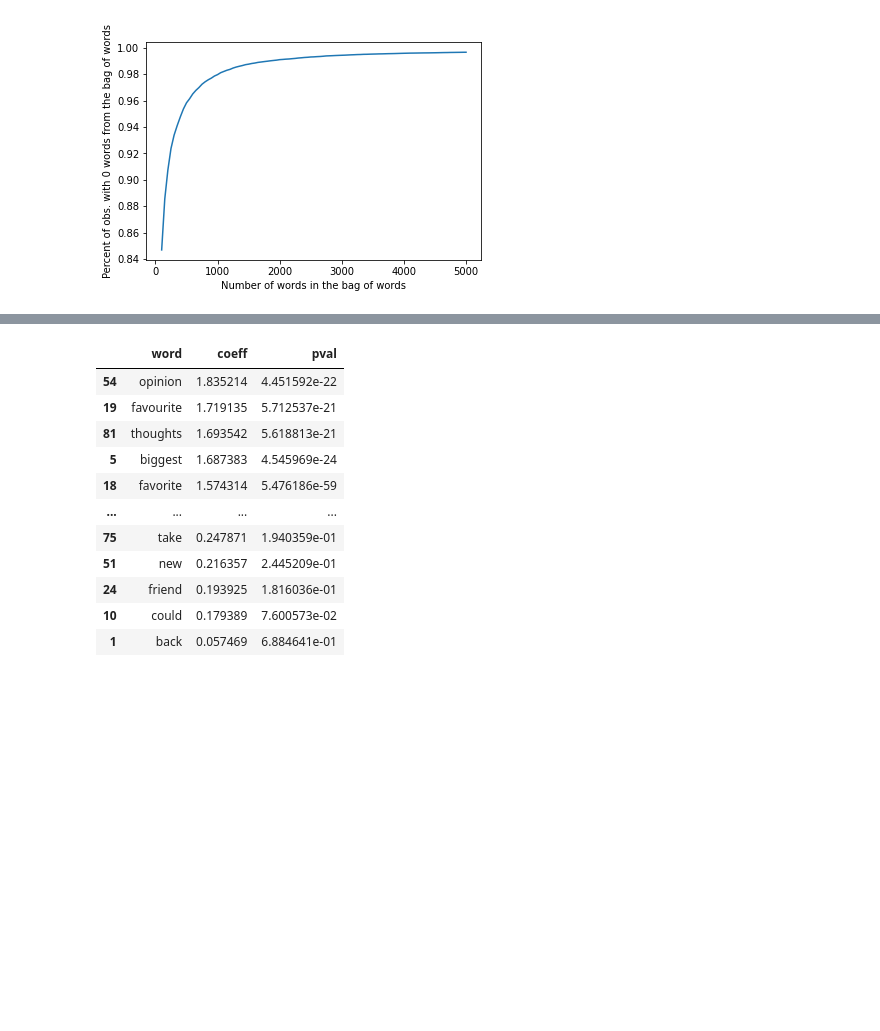
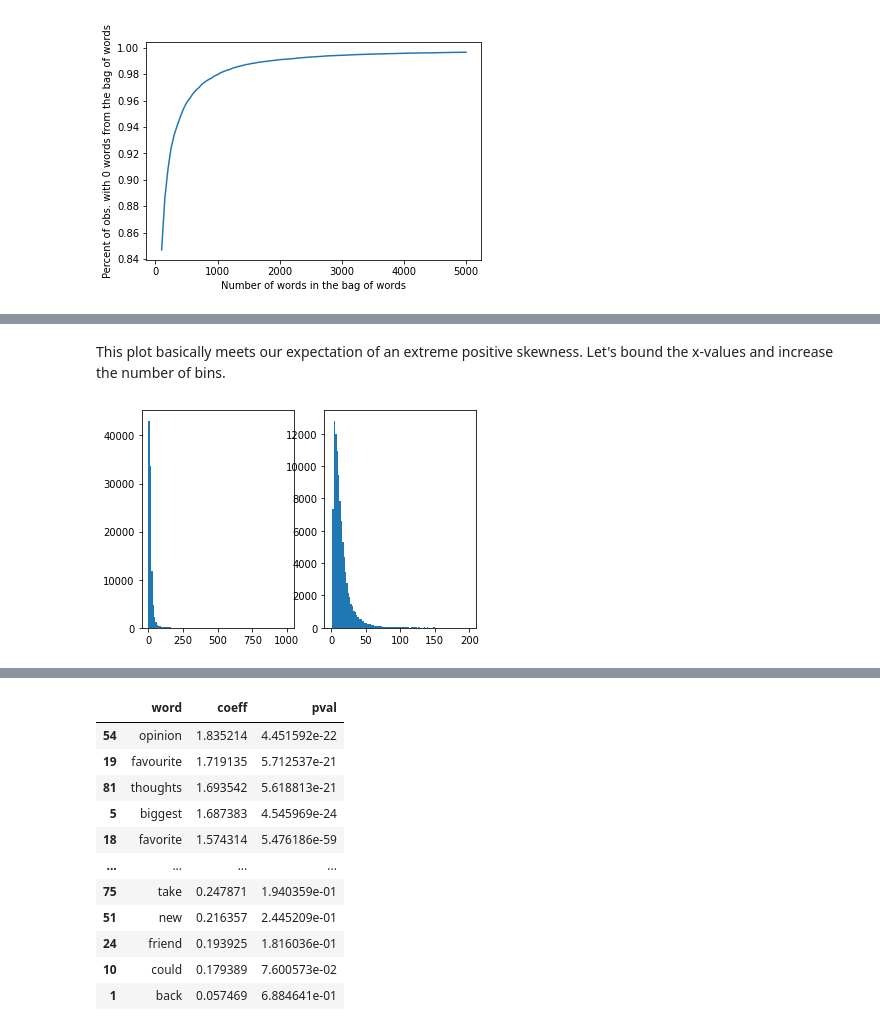
Before and after one commit to seangao14/pstat131proj, a Jupyter notebook: playground.ipynb, the cells around one changed output, grey strips where cells are left out. Drawn from its saved outputs; the diff is of its cells as text; code cells hidden in the pictures; blank space fills up the shorter version.

```diff
--- a/playground.ipynb
+++ b/playground.ipynb
@@ -211,0 +221,9 @@ plt.show()
+# %% [markdown]
+This plot basically meets our expectation of an extreme positive skewness. Let's bound the x-values and increase the number of bins.
+# %%
+fig, ax = plt.subplots(1, 2)
+ax[0].hist(Y, bins=100, range=(0, 1000))
+ax[1].hist(Y, bins=100, range=(0, 200))
+plt.show()
+# %% [output]
+[figure, added]
```
Also changed, not shown: parts of 7 cells of this notebook, 1 other file.
